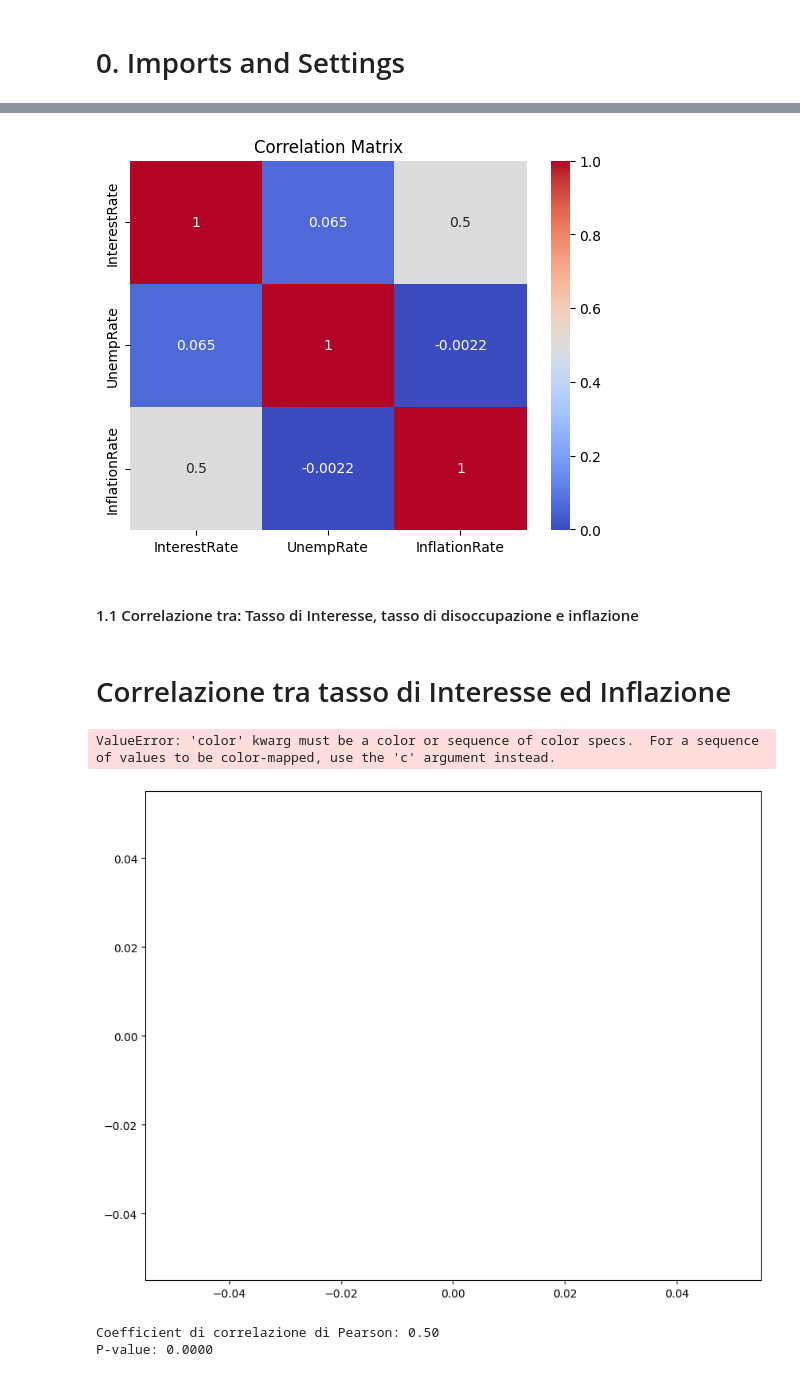
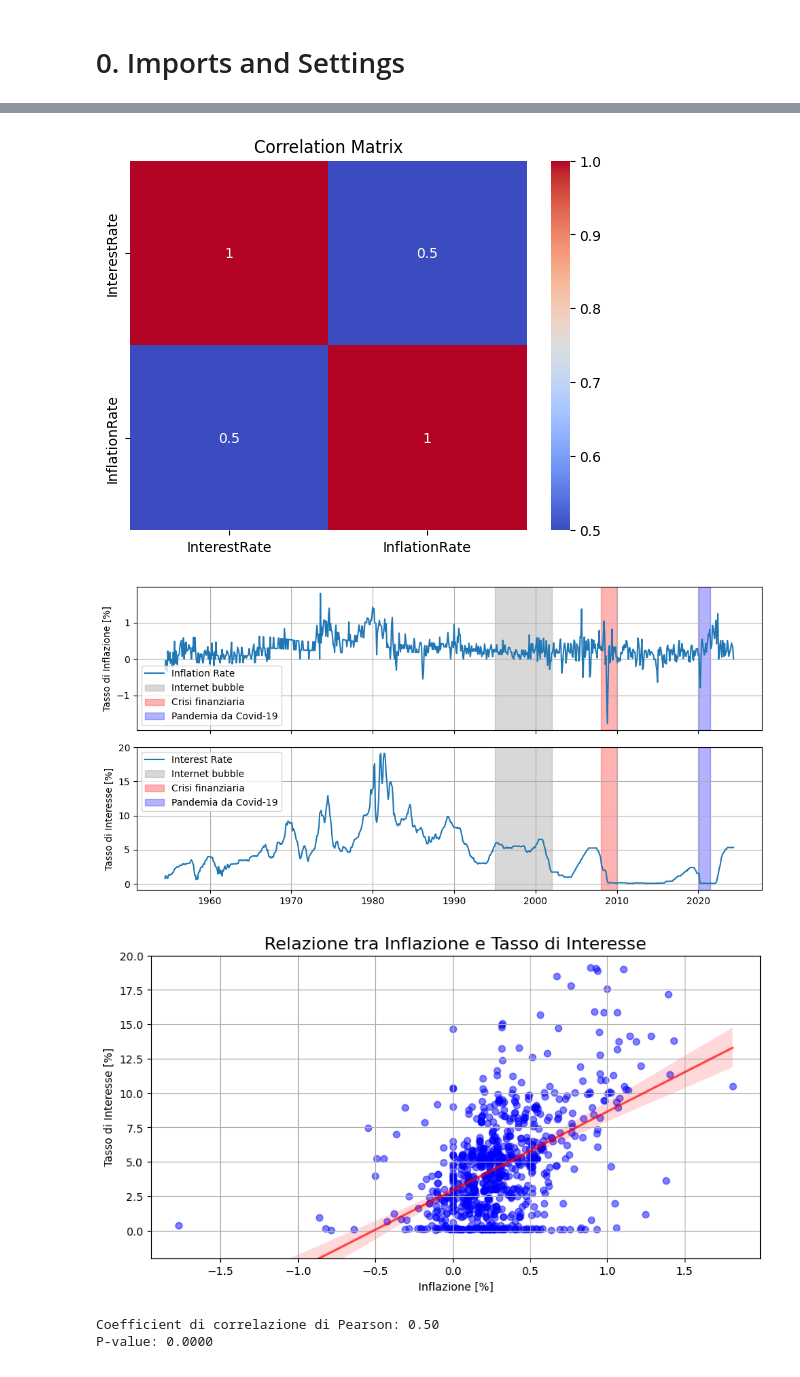
Before and after one commit to lastxxix/USEconomicAnalysis_DataScience, a Jupyter notebook: finale.ipynb, the cells around one changed output, grey strips where cells are left out. Drawn from its saved outputs; the diff is of its cells as text; code cells hidden in the pictures.

```diff
--- a/finale.ipynb
+++ b/finale.ipynb
@@ -47,15 +37,12 @@ Matr. 166898
 # Retrieving Data
 # Interest rate
 interestRate = fred.get_series("FEDFUNDS")
-# Unemployment Rate (ALL U.S. STATES)
-unempRate = fred.get_series("UNRATE")
 # Inflation Rate
 inflationRate = fred.get_series("CPIAUCSL")
 
 # Merging Series into a DF
 data = pd.DataFrame({
     "InterestRate": interestRate,
-    "UnempRate": unempRate,
     'InflationRate': inflationRate.pct_change() * 100
 }).dropna()
 
@@ -64,32 +51,53 @@ plt.title('Correlation Matrix')
 sns.heatmap(data.corr(), annot=True, cmap='coolwarm')
 plt.show()
 # %% [output]
-[figure, old version]
+[figure, new version]
-# %% [markdown]
-#### 1.1  Correlazione tra: Tasso di Interesse, tasso di disoccupazione e inflazione
-# %% [markdown]
-<h1>Correlazione tra tasso di Interesse ed Inflazione</h1>
+# %%
+# Visualization of InflationRate and InterestRate change during years
+fig, ax = plt.subplots(2, 1, figsize=(10, 5), sharex=True)
+# InflationRate plot
+ax[0].plot(data.index, data['InflationRate'], label='Inflation Rate')
+#ax[0].set_title('Tasso di Inflazione')
+ax[0].axvspan('1995-01-01', '2001-12-31', color='grey', alpha=0.3, label='Internet bubble')
+ax[0].axvspan('2008-01-01', '2009-12-31', color='red', alpha=0.3, label='Crisi finanziaria')
+ax[0].axvspan('2020-02-01', '2021-06-30', color='blue', alpha=0.3, label='Pandemia da Covid-19')
+ax[0].set_ylabel("Tasso di Inflazione [%]")
+ax[0].grid()
+ax[0].legend()
+
+#InterestRate Plot
+ax[1].plot(data.index, data['InterestRate'], label='Interest Rate')
+#ax[1].set_title('Tasso di Interesse')
+ax[1].axvspan('1995-01-01', '2001-12-31', color='grey', alpha=0.3, label='Internet bubble')
+ax[1].axvspan('2008-01-01', '2009-12-31', color='red', alpha=0.3, label='Crisi finanziaria')
+ax[1].axvspan('2020-02-01', '2021-06-30', color='blue', alpha=0.3, label='Pandemia da Covid-19')
+ax[1].legend()
+ax[1].set_ylabel("Tasso di Interesse [%]")
+ax[1].grid()
+plt.tight_layout()
+plt.show()
+# %% [output]
+[figure, added]
 # %%
 
 # Grafico di dispersione con linea di regressione
-plt.figure(figsize=(10, 8))  # Imposta le dimensioni della figura
+plt.figure(figsize=(10, 5))  # Imposta le dimensioni della figura
 
 # Utilizza seaborn per plottare il grafico di dispersione con la linea di regressione
-sns.regplot(x=data['InflationRate'], y=data['InterestRate'], scatter_kws={'alpha':0.5, 'color': ""}, line_kws={"color":"red","alpha":0.7,"lw":2})
+sns.regplot(x=data['InflationRate'], y=data['InterestRate'], scatter_kws={'alpha':0.5, 'color': "blue"}, line_kws={"color":"red","alpha":0.7,"lw":2})
 
 # Aggiungi titolo e label agli assi
 plt.title('Relazione tra Inflazione e Tasso di Interesse', fontsize=16)
-plt.xlabel('Inflazione', fontsize=14)
-plt.ylabel('Tasso di Interesse', fontsize=14)
+plt.xlabel('Inflazione [%]')
+plt.ylabel('Tasso di Interesse [%]')
 
 # Aggiungi una griglia di supporto
 plt.grid(True)
-
+plt.ylim([-2,20])
 # Mostra il grafico
 plt.show()
 # %% [output]
-ValueError: 'color' kwarg must be a color or sequence of color specs.  For a sequence of values to be color-mapped, use the 'c' argument instead.
-[figure, old version]
+[figure, new version]
 # %%
 # Pearson Coefficient between InterestRate and InflationRate
 corr, p_value = pearsonr(data['InflationRate'], data['InterestRate'])
```
Also changed, not shown: parts of 14 cells of this notebook, 11 other files.
